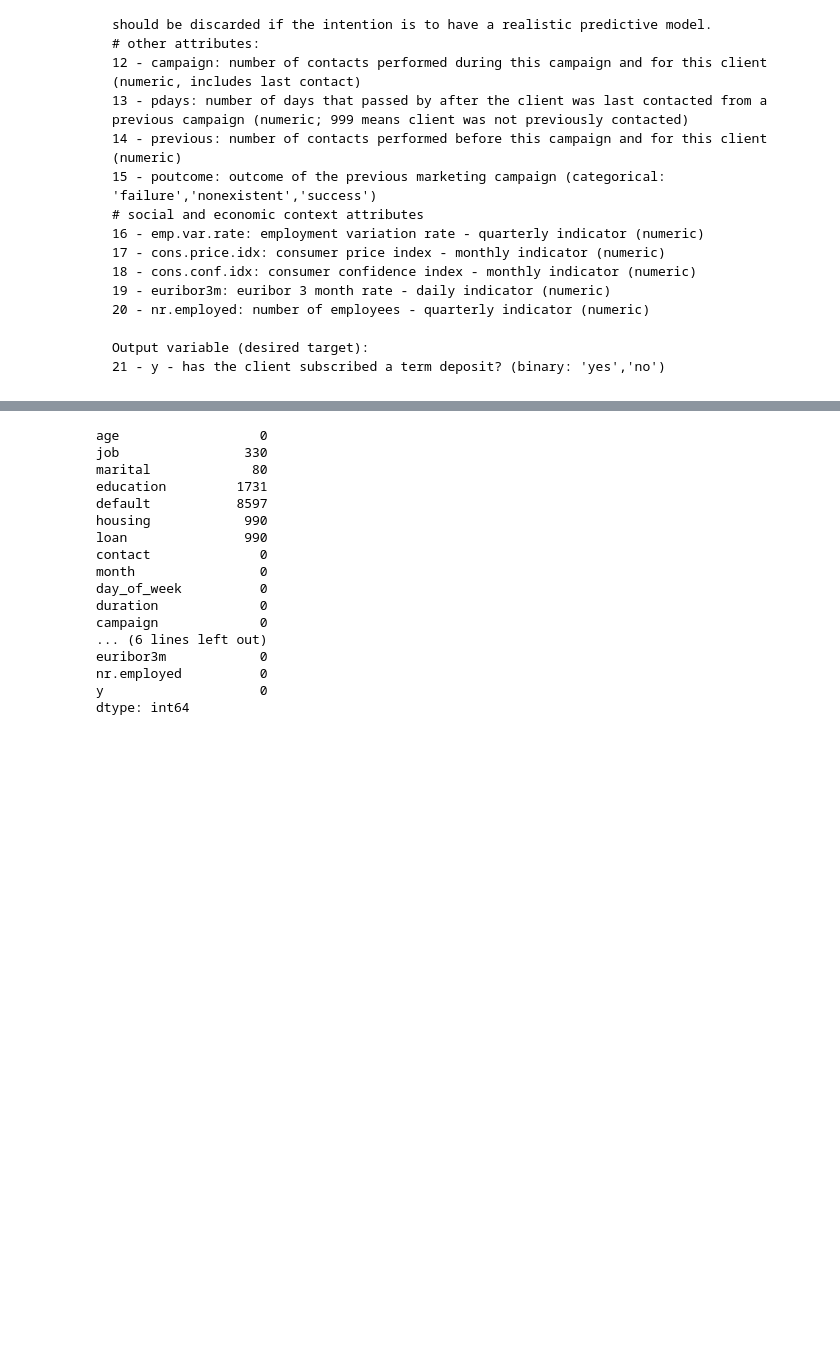
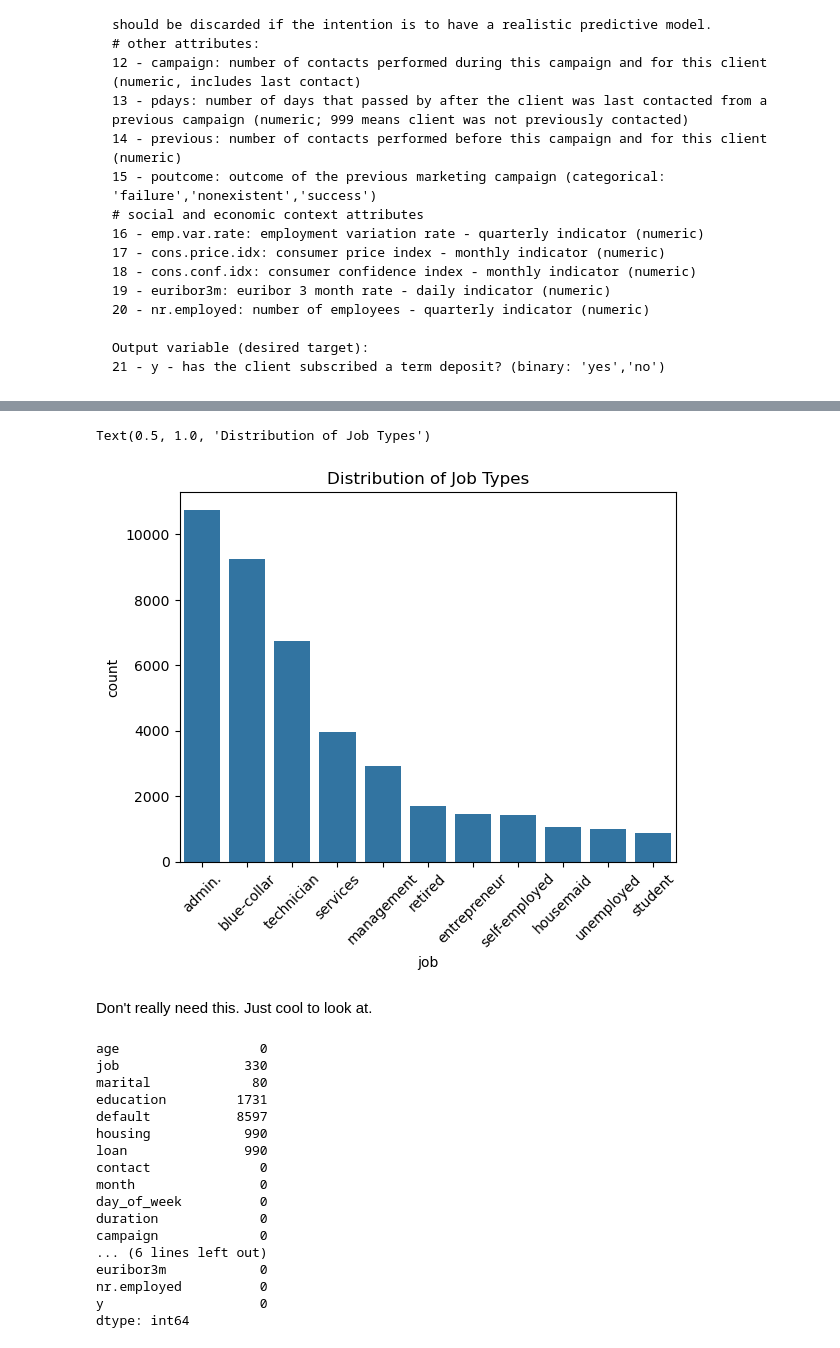
Before and after one commit to nbardhan/Comparing-Classifiers, a Jupyter notebook: prompt_III.ipynb, the cells around one changed output, grey strips where cells are left out. Cells and saved outputs as stored; diff of their text form; code cells hidden in the pictures; blank space fills up the shorter version.

```diff
--- a/prompt_III.ipynb
+++ b/prompt_III.ipynb
@@ -80,3 +98,12 @@ Output variable (desired target):
+# %%
+sns.countplot(x='job', data=df, order=df['job'].value_counts().index)
+plt.xticks(rotation=45)
+plt.title("Distribution of Job Types")
+# %% [output]
+Text(0.5, 1.0, 'Distribution of Job Types')
+[figure, added]
+# %% [markdown]
+Don't really need this. Just cool to look at.
 # %%
 df.isnull().sum()
 
```
Also changed, not shown: parts of 4 cells of this notebook.
